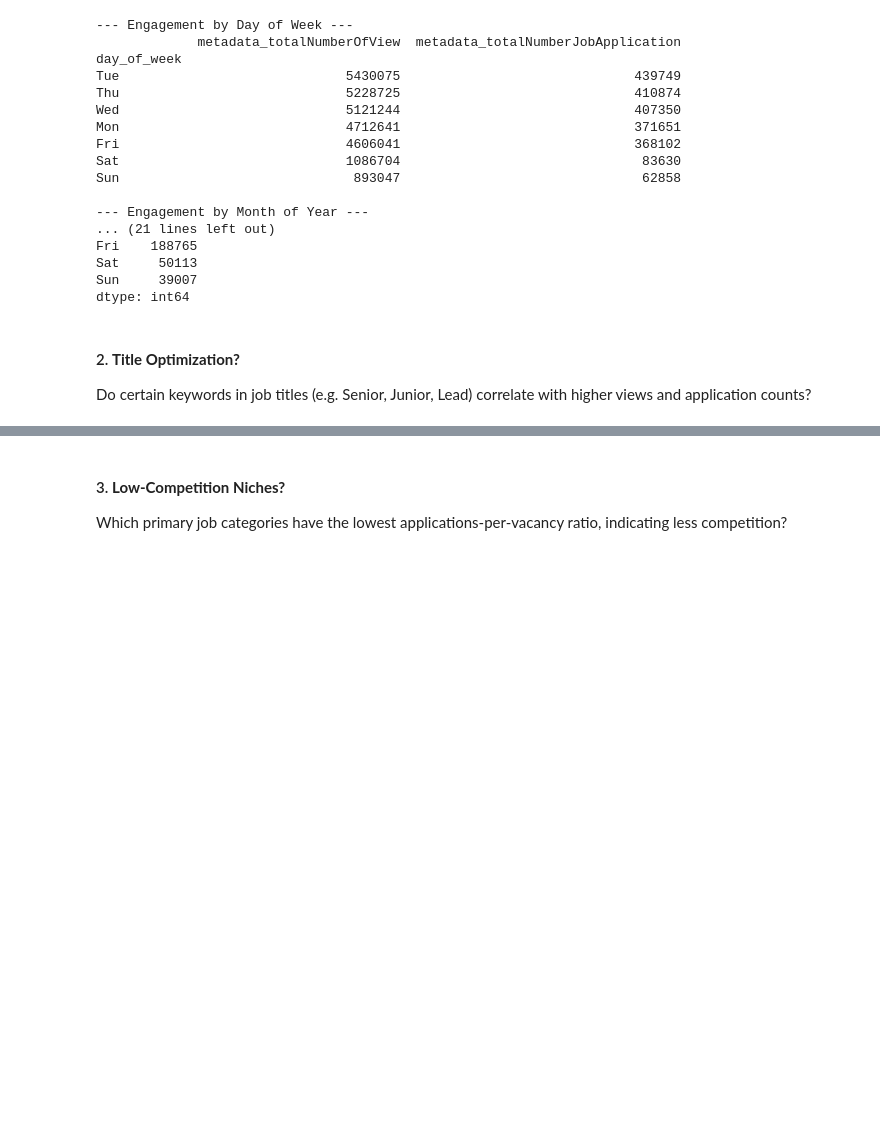
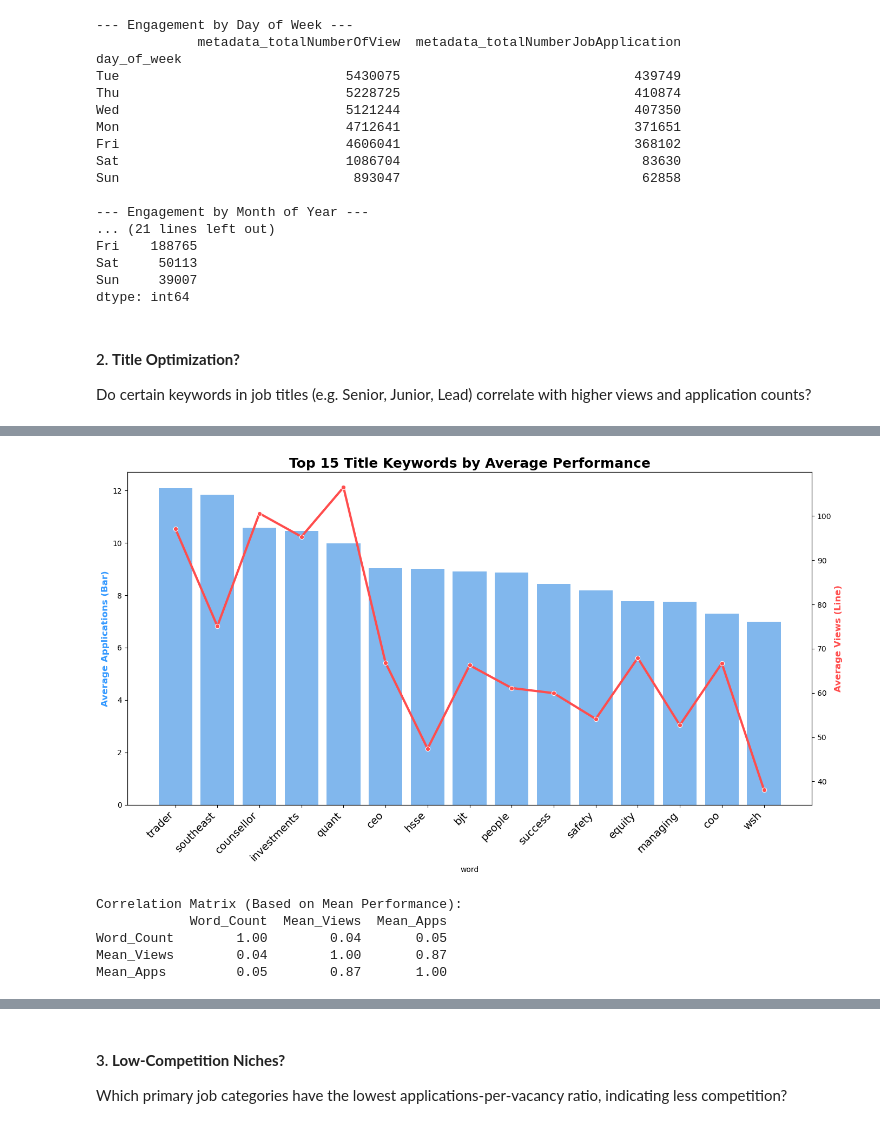
Before and after one commit to zeroonyx/6m-data-1-groupproject, a Jupyter notebook: personaD.ipynb, the cells around one changed output, grey strips where cells are left out. Drawn from its saved outputs; the diff is of its cells as text; code cells hidden in the pictures; blank space fills up the shorter version.

```diff
--- a/personaD.ipynb
+++ b/personaD.ipynb
@@ -1186,0 +1235,69 @@ Do certain keywords in job titles (e.g. Senior, Junior, Lead) correlate with hig
+# %%
+# 1. Tokenize titles
+df_words = df_clean[['title', 'metadata_totalNumberOfView', 'metadata_totalNumberJobApplication']].copy()
+
+# Remove special characters, keep only letters/spaces, then split by space
+df_words['word'] = df_words['title'].str.lower().str.replace(r'[^a-zA-Z\s]', ' ', regex=True).str.split()
+df_words = df_words.explode('word')
+
+# 2. Filter out "Stop Words" and noise
+stop_words = ['and', 'the', 'with', 'for', 'a', 'of', 'in', 'to', 'at', '&', '-', '|', ' ']
+df_words = df_words[~df_words['word'].isin(stop_words)]
+df_words = df_words.dropna(subset=['word'])
+df_words = df_words[df_words['word'].str.len() > 2]
+
+# 3. Aggregate performance by word using MEAN
+word_stats = df_words.groupby('word').agg(
+    Mean_Views=('metadata_totalNumberOfView', 'mean'),
+    Mean_Apps=('metadata_totalNumberJobApplication', 'mean'),
+    Word_Count=('word', 'count')
+).reset_index()
+
+# 4. Filter for significance (Only words appearing > 100 times)
+significant_words = word_stats[word_stats['Word_Count'] > 100].sort_values('Mean_Apps', ascending=False)
+
+# 5. Visualization: Top 15 Words
+plt.figure(figsize=(14, 8))
+top_15 = significant_words.head(15)
+
+# Primary Axis: Mean Applications (Bar)
+ax = sns.barplot(data=top_15, x='word', y='Mean_Apps', color='#3399ff', alpha=0.7)
+ax.set_ylabel('Average Applications (Bar)', color='#3399ff', fontweight='bold', fontsize=12)
+
+# Secondary Axis: Mean Views (Line)
+ax_twin = ax.twinx()
+sns.lineplot(ax=ax_twin, data=top_15, x='word', y='Mean_Views', color='#ff4d4d', marker='o', linewidth=3)
+ax_twin.set_ylabel('Average Views (Line)', color='#ff4d4d', fontweight='bold', fontsize=12)
+
+# --- FORMATTING & ROTATION ---
+ax.set_title('Top 15 Title Keywords by Average Performance', fontweight='bold', fontsize=18)
+
+# Force plain numbers (No scientific notation)
+for a in [ax, ax_twin]:
+    f = ScalarFormatter()
+    f.set_scientific(False)
+    f.set_useOffset(False)
+    a.yaxis.set_major_formatter(f)
+
+# Large, Rotated Labels (Fixes the overlapping)
+ax.set_xticklabels(
+    ax.get_xticklabels(),
+    rotation=45,
+    ha='right',
+    fontsize=14,
+    fontweight='medium'
+)
+
+plt.tight_layout()
+plt.show()
+
+# 6. Correlation check
+print("Correlation Matrix (Based on Mean Performance):")
+print(significant_words[['Word_Count', 'Mean_Views', 'Mean_Apps']].corr())
+# %% [output]
+[figure, added]
+Correlation Matrix (Based on Mean Performance):
+            Word_Count  Mean_Views  Mean_Apps
+Word_Count        1.00        0.04       0.05
+Mean_Views        0.04        1.00       0.87
+Mean_Apps         0.05        0.87       1.00
```
Also changed, not shown: parts of 9 cells of this notebook.
